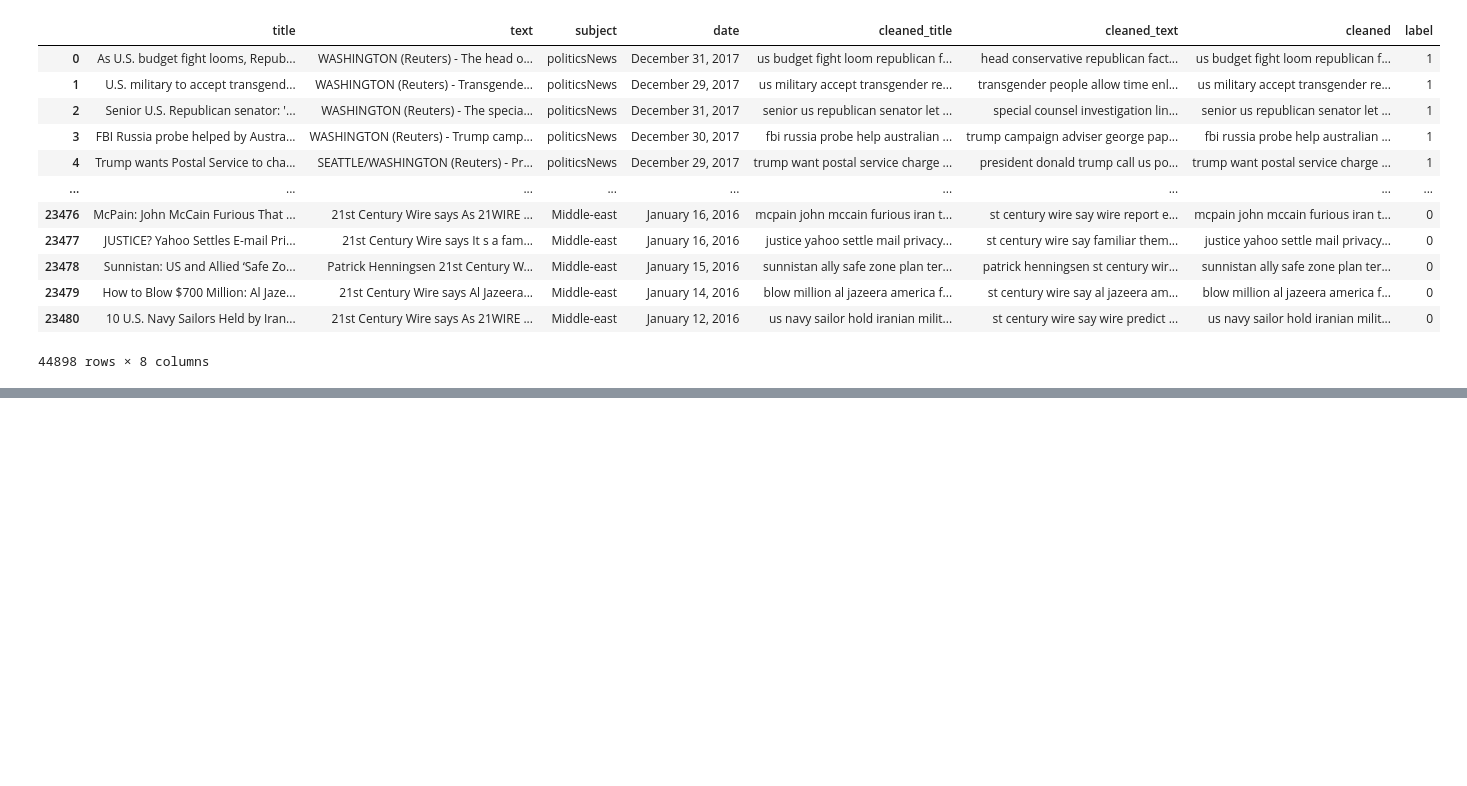
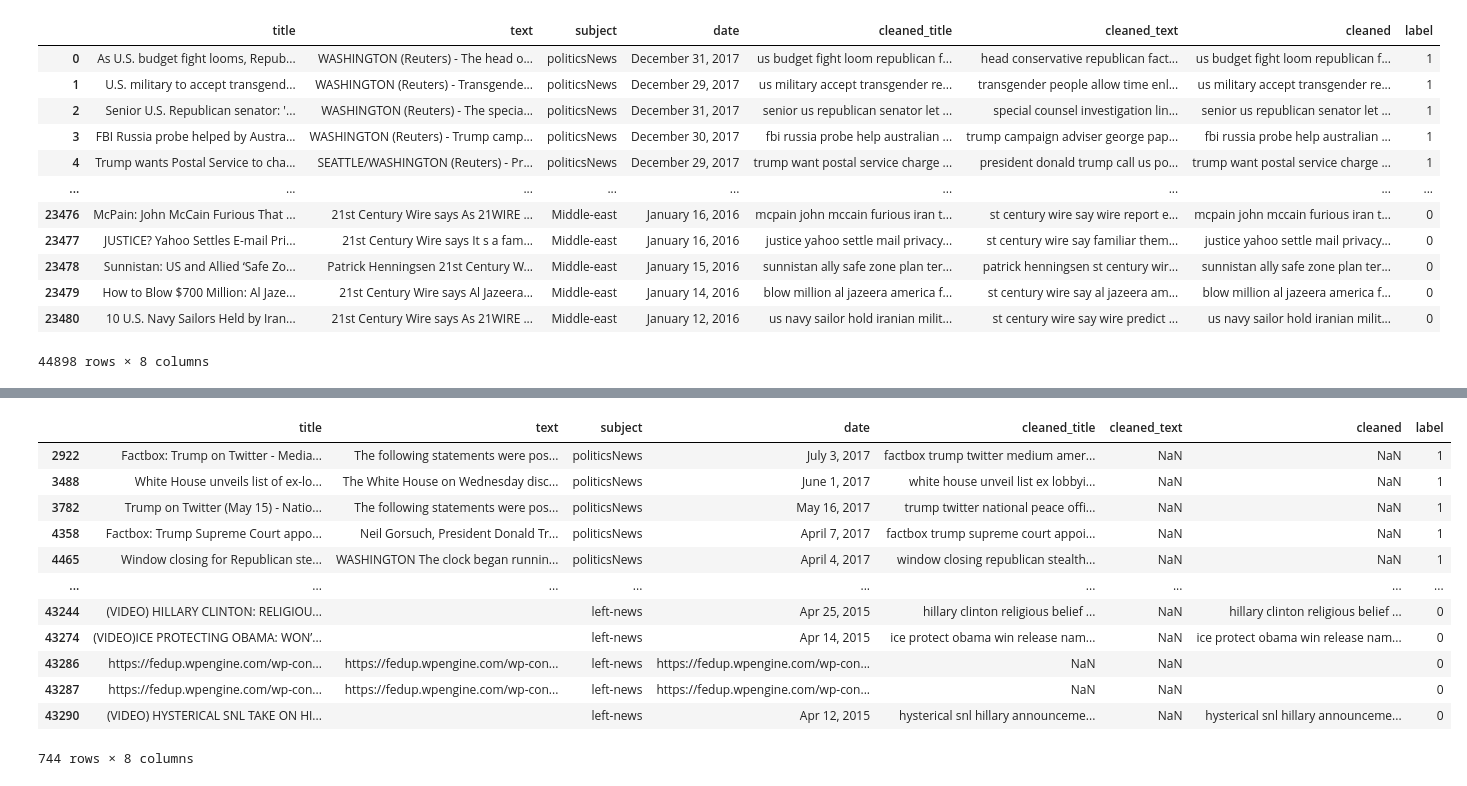
Before and after one commit to y4nrui/nlp-project, a Jupyter notebook: preprocessing.ipynb, the cells around one changed output, grey strips where cells are left out. Cells and saved outputs as stored; diff of their text form; code cells hidden in the pictures; blank space fills up the shorter version.

```diff
--- a/preprocessing.ipynb
+++ b/preprocessing.ipynb
@@ -786,0 +807,17 @@ data
+# %%
+# CHECK ROWS WITH EMPTY VALUES
+data_v2[data_v2['cleaned_text'].isnull()]
+# %% [output]
+|  | title | text | subject | date | cleaned_title | cleaned_text | cleaned | label |
+| 2922 | Factbox: Trump on Twitter - Media... | The following statements were pos... | politicsNews | July 3, 2017 | factbox trump twitter medium amer... | NaN | NaN | 1 |
+| 3488 | White House unveils list of ex-lo... | The White House on Wednesday disc... | politicsNews | June 1, 2017 | white house unveil list ex lobbyi... | NaN | NaN | 1 |
+| 3782 | Trump on Twitter (May 15) - Natio... | The following statements were pos... | politicsNews | May 16, 2017 | trump twitter national peace offi... | NaN | NaN | 1 |
+| 4358 | Factbox: Trump Supreme Court appo... | Neil Gorsuch, President Donald Tr... | politicsNews | April 7, 2017 | factbox trump supreme court appoi... | NaN | NaN | 1 |
+| 4465 | Window closing for Republican ste... | WASHINGTON The clock began runnin... | politicsNews | April 4, 2017 | window closing republican stealth... | NaN | NaN | 1 |
+| ... | ... | ... | ... | ... | ... | ... | ... | ... |
+| 43244 | (VIDEO) HILLARY CLINTON: RELIGIOU... |  | left-news | Apr 25, 2015 | hillary clinton religious belief ... | NaN | hillary clinton religious belief ... | 0 |
+| 43274 | (VIDEO)ICE PROTECTING OBAMA: WON’... |  | left-news | Apr 14, 2015 | ice protect obama win release nam... | NaN | ice protect obama win release nam... | 0 |
+| 43286 | https://fedup.wpengine.com/wp-con... | https://fedup.wpengine.com/wp-con... | left-news | https://fedup.wpengine.com/wp-con... | NaN | NaN |  | 0 |
+| 43287 | https://fedup.wpengine.com/wp-con... | https://fedup.wpengine.com/wp-con... | left-news | https://fedup.wpengine.com/wp-con... | NaN | NaN |  | 0 |
+| 43290 | (VIDEO) HYSTERICAL SNL TAKE ON HI... |  | left-news | Apr 12, 2015 | hysterical snl hillary announceme... | NaN | hysterical snl hillary announceme... | 0 |
+744 rows × 8 columns
```
Also changed, not shown: parts of 13 cells of this notebook.
